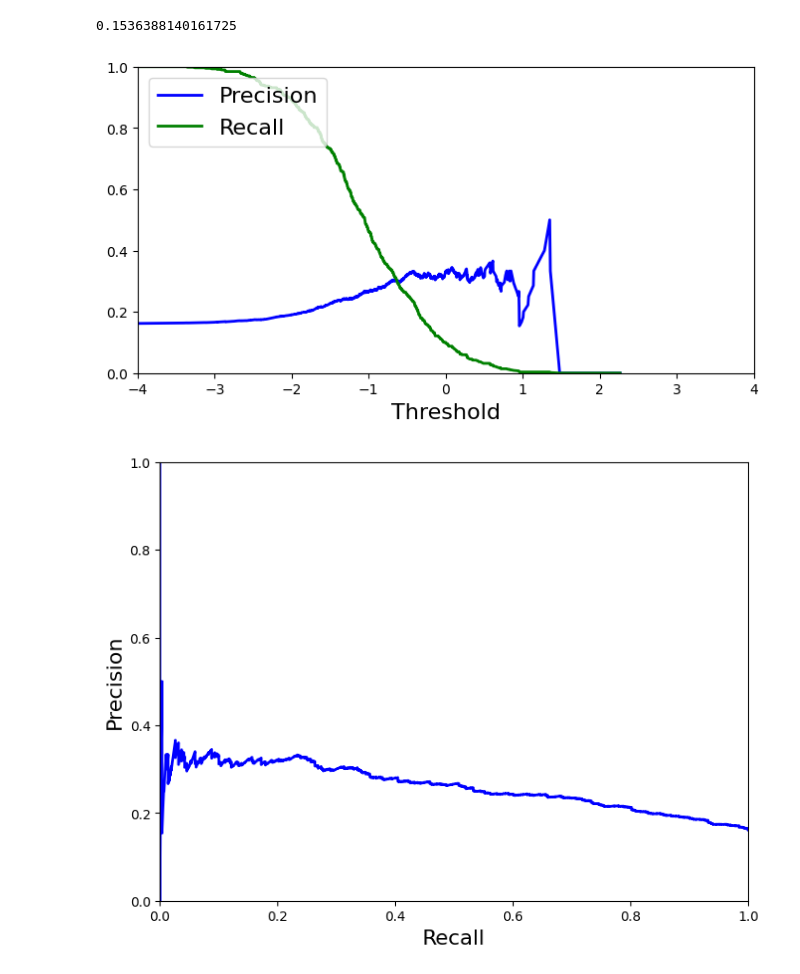
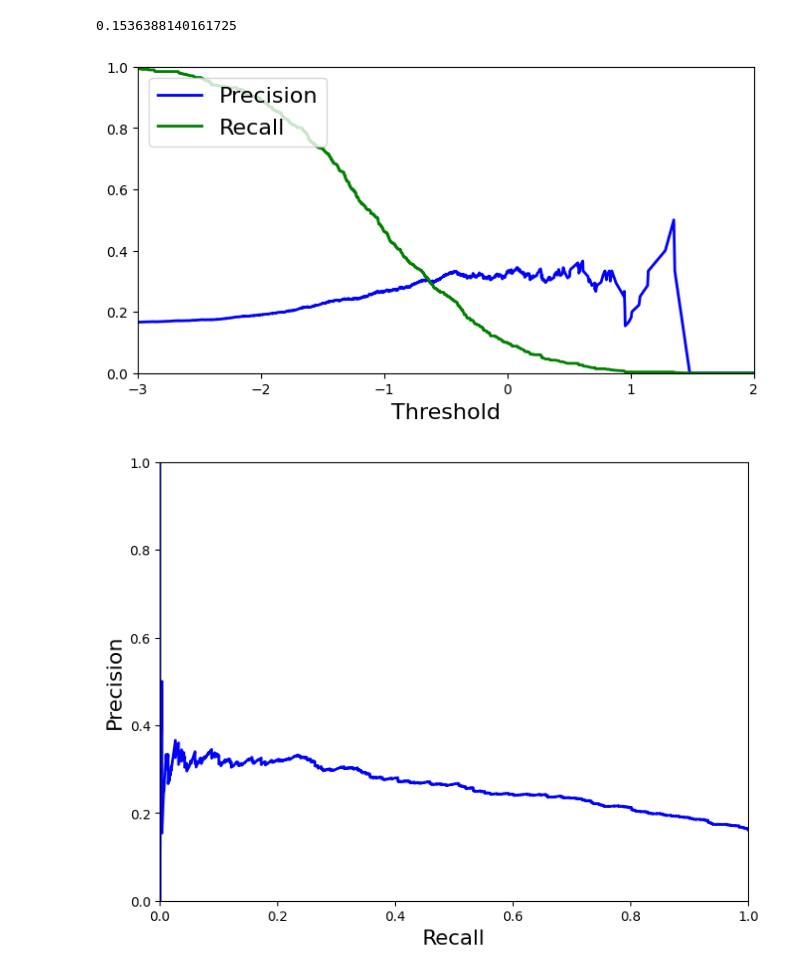
Before and after one commit to Aldresus/projetIA, a Jupyter notebook: projet.ipynb, the cells around one changed output. Saved outputs shown, nothing was run; the diff lists cells and outputs as text; code cells hidden in the pictures.

```diff
--- a/projet.ipynb
+++ b/projet.ipynb
@@ -469,17 +468,17 @@ precisions,recalls, thresholds = precision_recall_curve(y_train_1, y_scores)
 # %%
 def plot_precision_recall_vs_threshold(precisions, recalls, thresholds):
     plt.plot(thresholds, precisions[:-1], "b-", label="Precision", linewidth=2)
     plt.plot(thresholds, recalls[:-1], "g-", label="Recall", linewidth=2)
     plt.xlabel("Threshold", fontsize=16)
     plt.legend(loc="upper left", fontsize=16)
     plt.ylim([0, 1])
 
 plt.figure(figsize=(8, 4))
 plot_precision_recall_vs_threshold(precisions, recalls, thresholds)
-plt.xlim([-4, 4])
+plt.xlim([-3, 2])
 plt.show()
 # %% [output]
-[figure, old version]
+[figure, new version]
 # %%
 def plot_precision_vs_recall(precisions, recalls):
     plt.plot(recalls, precisions, "b-", linewidth=2)
```
Also changed, not shown: parts of 1 cell of this notebook.
